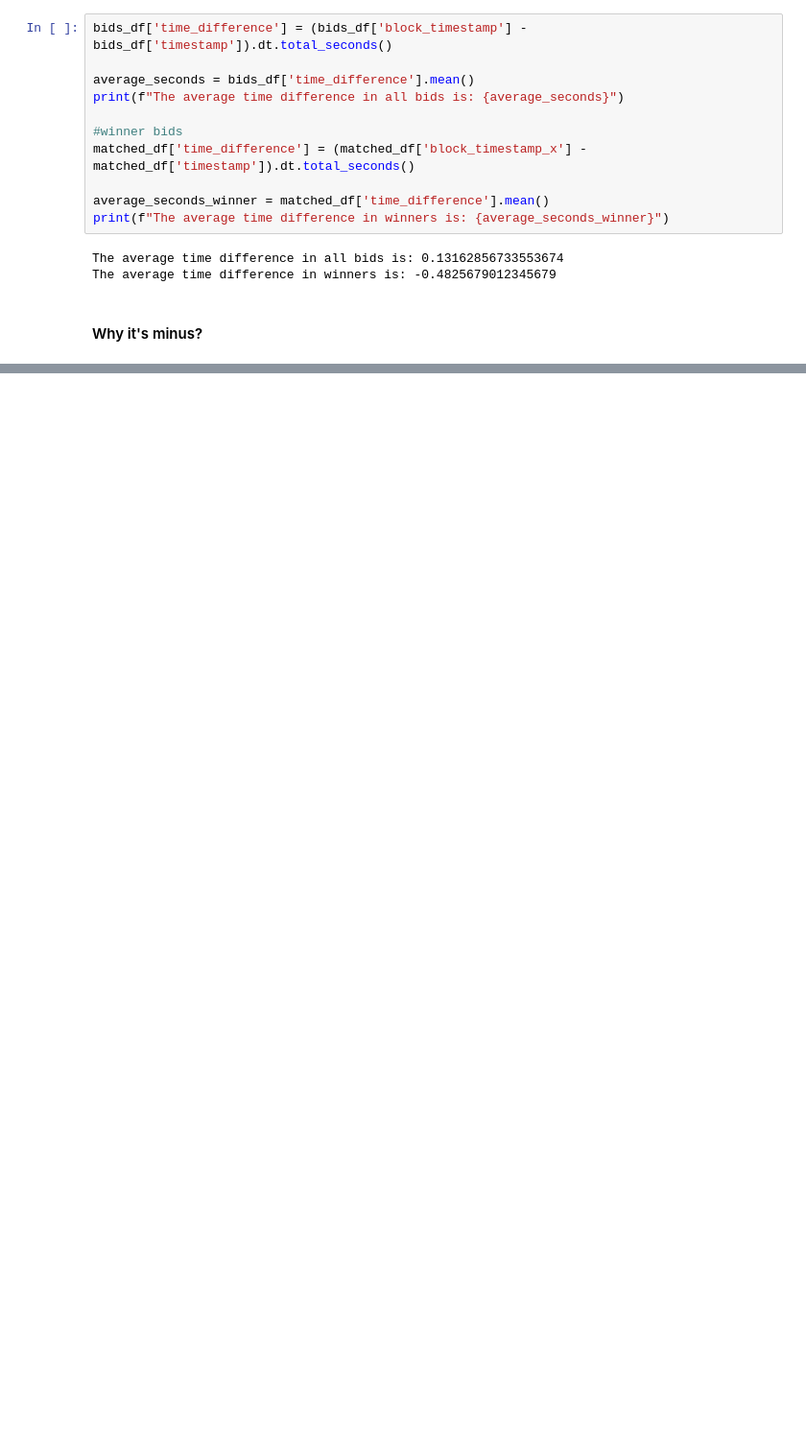
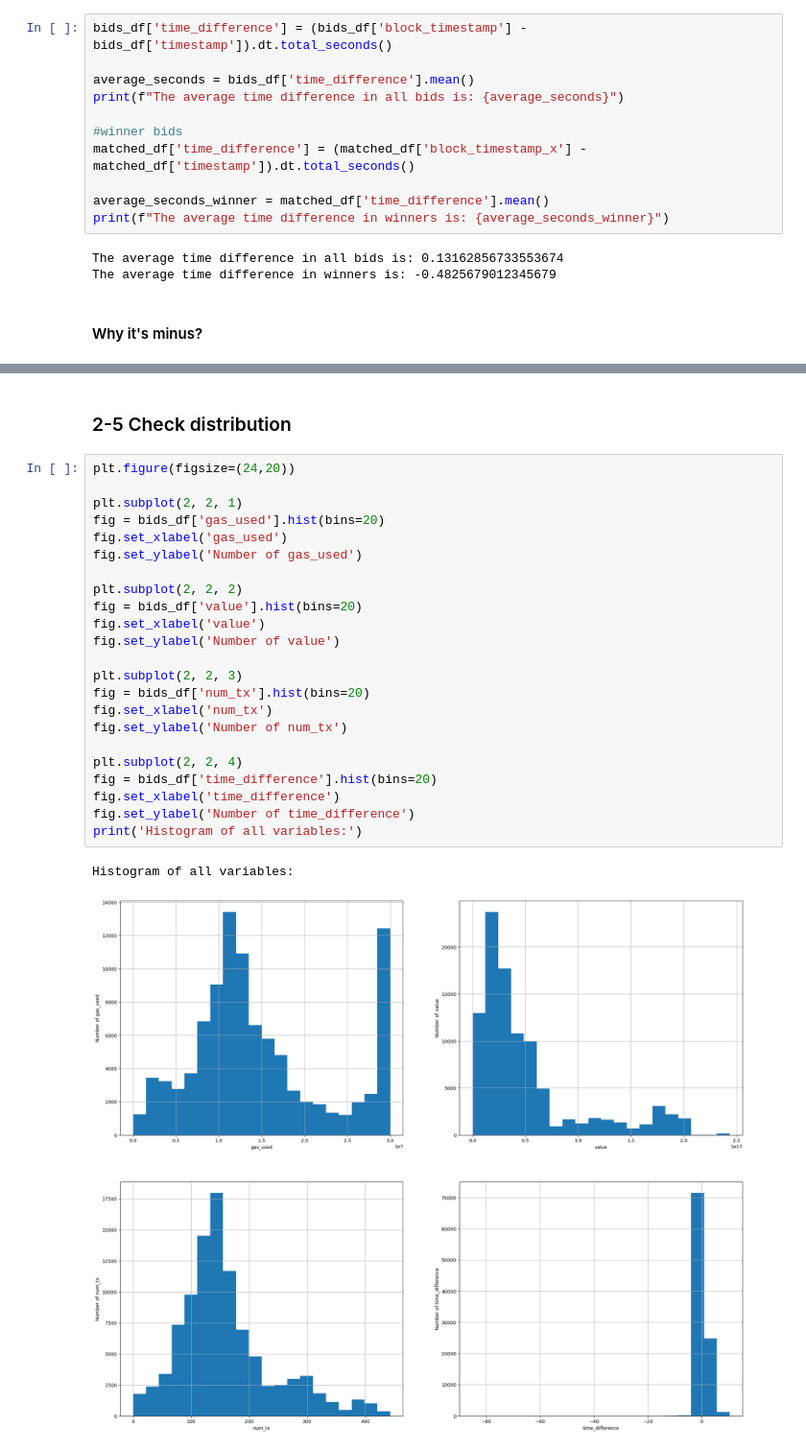
Before and after one commit to dyeee/MEV-boost-EDA, a Jupyter notebook: MEV-boost_EDA_20240605.ipynb, the cells around one changed output, grey strips where cells are left out. Shown: that part at 96% size. Saved outputs shown, nothing was run; the diff lists cells and outputs as text; blank space fills up the shorter version.

```diff
--- a/MEV-boost_EDA_20240605.ipynb
+++ b/MEV-boost_EDA_20240605.ipynb
@@ -317,0 +345,28 @@ The average time difference in winners is: -0.4825679012345679
+# %% [markdown]
+### 2-5 Check distribution
+# %%
+plt.figure(figsize=(24,20))
+
+plt.subplot(2, 2, 1)
+fig = bids_df['gas_used'].hist(bins=20)
+fig.set_xlabel('gas_used')
+fig.set_ylabel('Number of gas_used')
+
+plt.subplot(2, 2, 2)
+fig = bids_df['value'].hist(bins=20)
+fig.set_xlabel('value')
+fig.set_ylabel('Number of value')
+
+plt.subplot(2, 2, 3)
+fig = bids_df['num_tx'].hist(bins=20)
+fig.set_xlabel('num_tx')
+fig.set_ylabel('Number of num_tx')
+
+plt.subplot(2, 2, 4)
+fig = bids_df['time_difference'].hist(bins=20)
+fig.set_xlabel('time_difference')
+fig.set_ylabel('Number of time_difference')
+print('Histogram of all variables:')
+# %% [output]
+Histogram of all variables:
+[figure, added]
```
Also changed, not shown: parts of 7 cells of this notebook.
